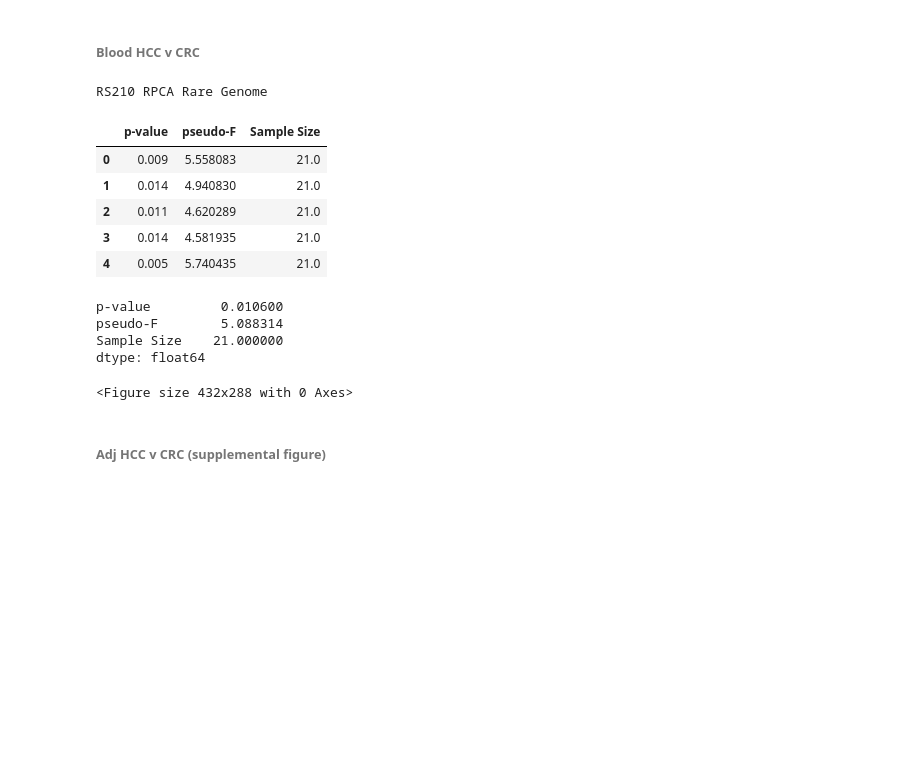
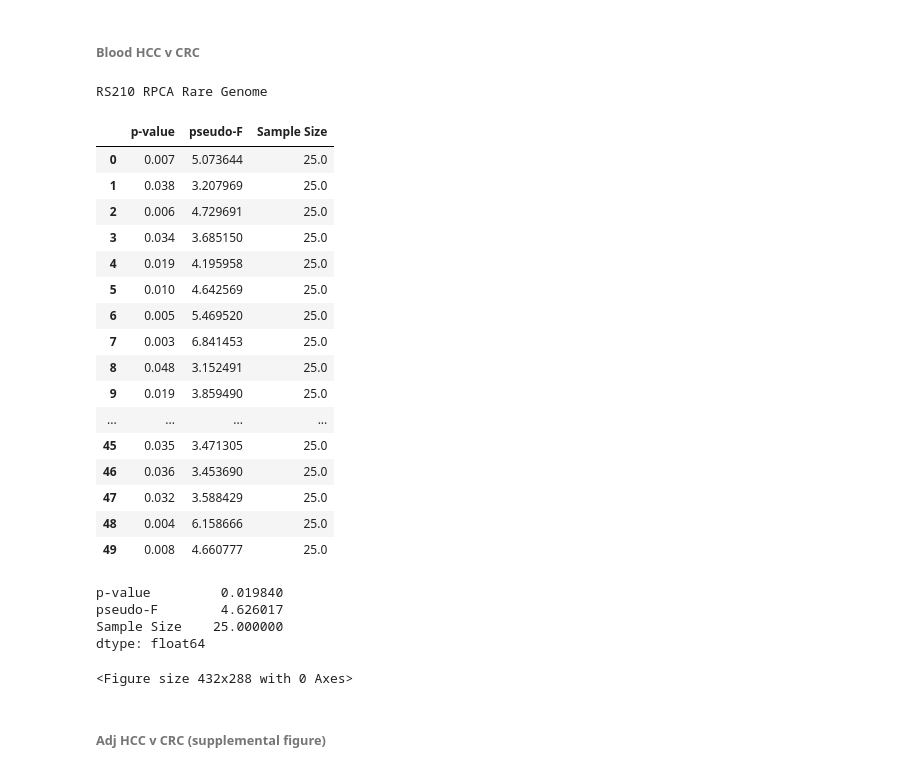
Before and after one commit to cguccione/HCC-microbialDNA, a Jupyter notebook: 4_Analysis_Figures.ipynb, the cells around one changed output. Saved outputs shown, nothing was run; the diff lists cells and outputs as text; code cells hidden in the pictures; blank space fills up the shorter version.

```diff
--- a/4_Analysis_Figures.ipynb
+++ b/4_Analysis_Figures.ipynb
@@ -504,18 +504,29 @@ Mann Whiteny U rank test: p-value =0.39442526281703233
 # %% [markdown]
 ###### Blood HCC v CRC
 # %%
-df_rs210_rpca_rare_genome = call_beta('blood_HCC_v_CRC', 'tumor_type', rarefaction=100, numRares=5)
+df_rs210_rpca_rare_genome = call_beta('blood_HCC_v_CRC', 'tumor_type', rarefaction=100, numRares=50)
 # %% [output]
 RS210 RPCA Rare Genome
 |  | p-value | pseudo-F | Sample Size |
-| 0 | 0.009 | 5.558083 | 21.0 |
-| 1 | 0.014 | 4.940830 | 21.0 |
-| 2 | 0.011 | 4.620289 | 21.0 |
-| 3 | 0.014 | 4.581935 | 21.0 |
-| 4 | 0.005 | 5.740435 | 21.0 |
+| 0 | 0.007 | 5.073644 | 25.0 |
+| 1 | 0.038 | 3.207969 | 25.0 |
+| 2 | 0.006 | 4.729691 | 25.0 |
+| 3 | 0.034 | 3.685150 | 25.0 |
+| 4 | 0.019 | 4.195958 | 25.0 |
+| 5 | 0.010 | 4.642569 | 25.0 |
+| 6 | 0.005 | 5.469520 | 25.0 |
+| 7 | 0.003 | 6.841453 | 25.0 |
+| 8 | 0.048 | 3.152491 | 25.0 |
+| 9 | 0.019 | 3.859490 | 25.0 |
+| ... | ... | ... | ... |
+| 45 | 0.035 | 3.471305 | 25.0 |
+| 46 | 0.036 | 3.453690 | 25.0 |
+| 47 | 0.032 | 3.588429 | 25.0 |
+| 48 | 0.004 | 6.158666 | 25.0 |
+| 49 | 0.008 | 4.660777 | 25.0 |
-p-value         0.010600
-pseudo-F        5.088314
-Sample Size    21.000000
+p-value         0.019840
+pseudo-F        4.626017
+Sample Size    25.000000
 dtype: float64
 <Figure size 432x288 with 0 Axes>
 # %% [markdown]
```
Also changed, not shown: parts of 29 cells of this notebook, 11 other files.
